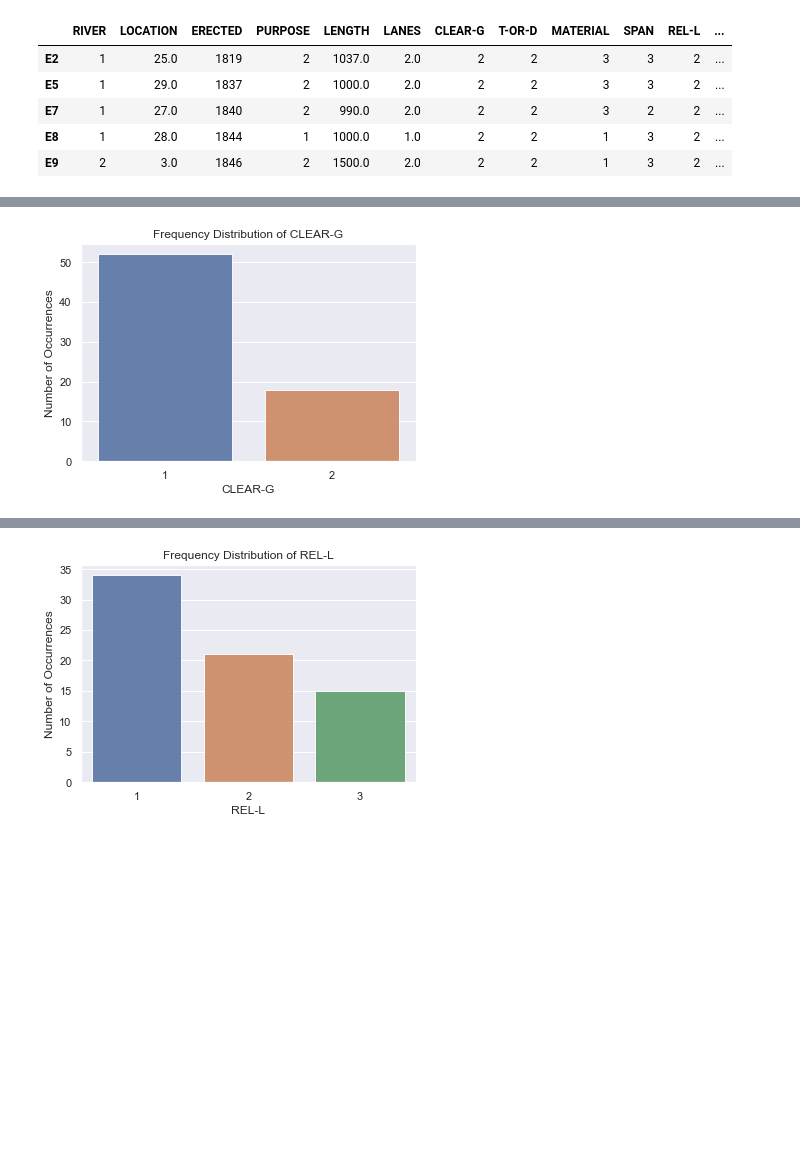
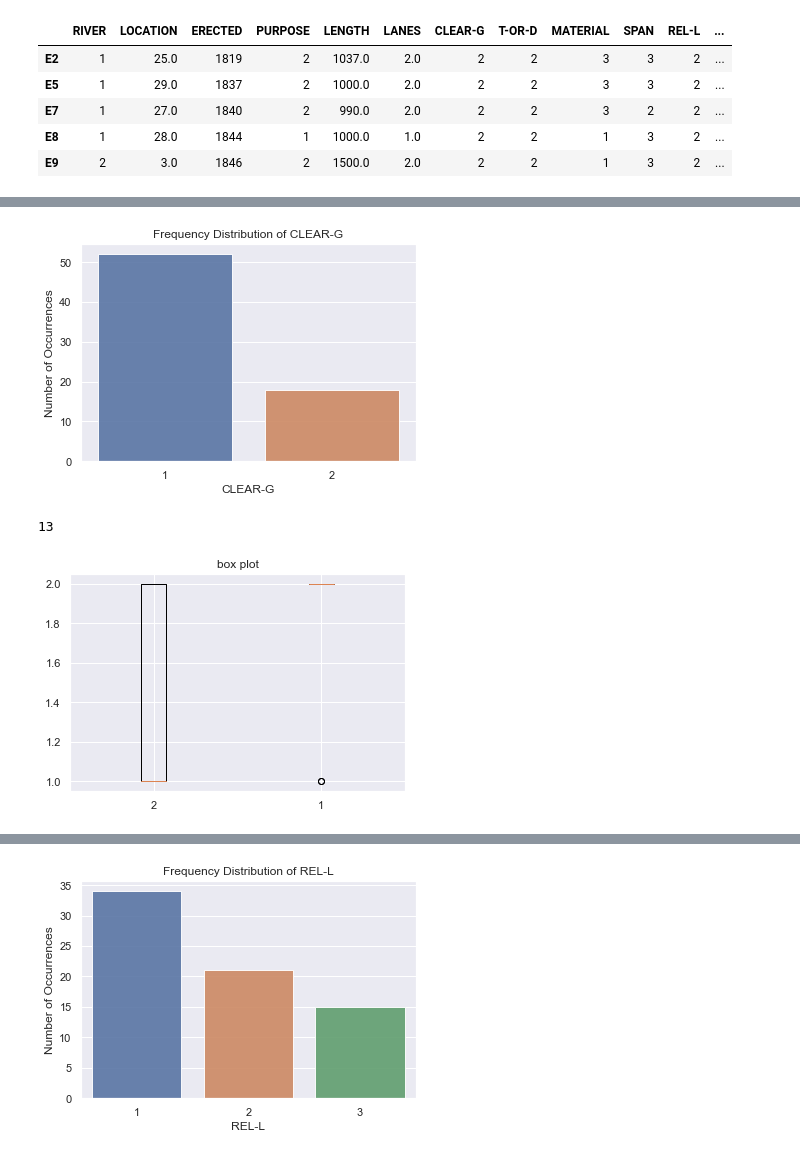
Before and after one commit to franec94/Pittsburgh-Bridge-Dataset, a Jupyter notebook: pittsburgh-bridges-data-set-analysis/Data Space Report (Official).ipynb, the cells around one changed output, grey strips where cells are left out. Saved outputs shown, nothing was run; the diff lists cells and outputs as text; code cells hidden in the pictures; blank space fills up the shorter version.

Commit message:
Checked whether function implemented for showing boxplot really works, added to the notebook related to the official report

```diff
--- a/pittsburgh-bridges-data-set-analysis/Data Space Report (Official).ipynb
+++ b/pittsburgh-bridges-data-set-analysis/Data Space Report (Official).ipynb
@@ -119,7 +119,7 @@ Initially, once I have downloaded from the provided web page the dataset with th
 # READ INPUT DATASET
 # =========================================================================== #
 
-dataset_path = 'C:\\Users\\Utente\\Desktop\\FRANCESCO\\data_science\\datasets_repository\\pittsburgh_dataset'
+dataset_path = 'C:\\Users\\Francesco\Documents\\datasets\\pittsburgh_dataset'
 dataset_name = 'bridges.data.csv'
 
 # column_names = ['IDENTIF', 'RIVER', 'LOCATION', 'ERECTED', 'PURPOSE', 'LENGTH', 'LANES', 'CLEAR-G', 'T-OR-D', 'MATERIAL', 'SPAN', 'REL-L', 'TYPE']
@@ -368,8 +355,12 @@ show_frequency_distribution_predictor(dataset, predictor_name='T-OR-D', columns_
 # %%
 # show_frequency_distribution_predictors(dataset, columns_2_avoid)
 show_frequency_distribution_predictor(dataset, predictor_name='CLEAR-G', columns_2_avoid=columns_2_avoid)
+
+build_boxplot(dataset, predictor_name='CLEAR-G', columns_2_avoid=columns_2_avoid, target_col='T-OR-D')
 # %% [output]
 [figure]
+13
+[figure, added]
 # %%
 # show_frequency_distribution_predictors(dataset, columns_2_avoid)
 show_frequency_distribution_predictor(dataset, predictor_name='SPAN', columns_2_avoid=columns_2_avoid)
```
Also changed, not shown: parts of 11 cells of this notebook, 1 other file.
